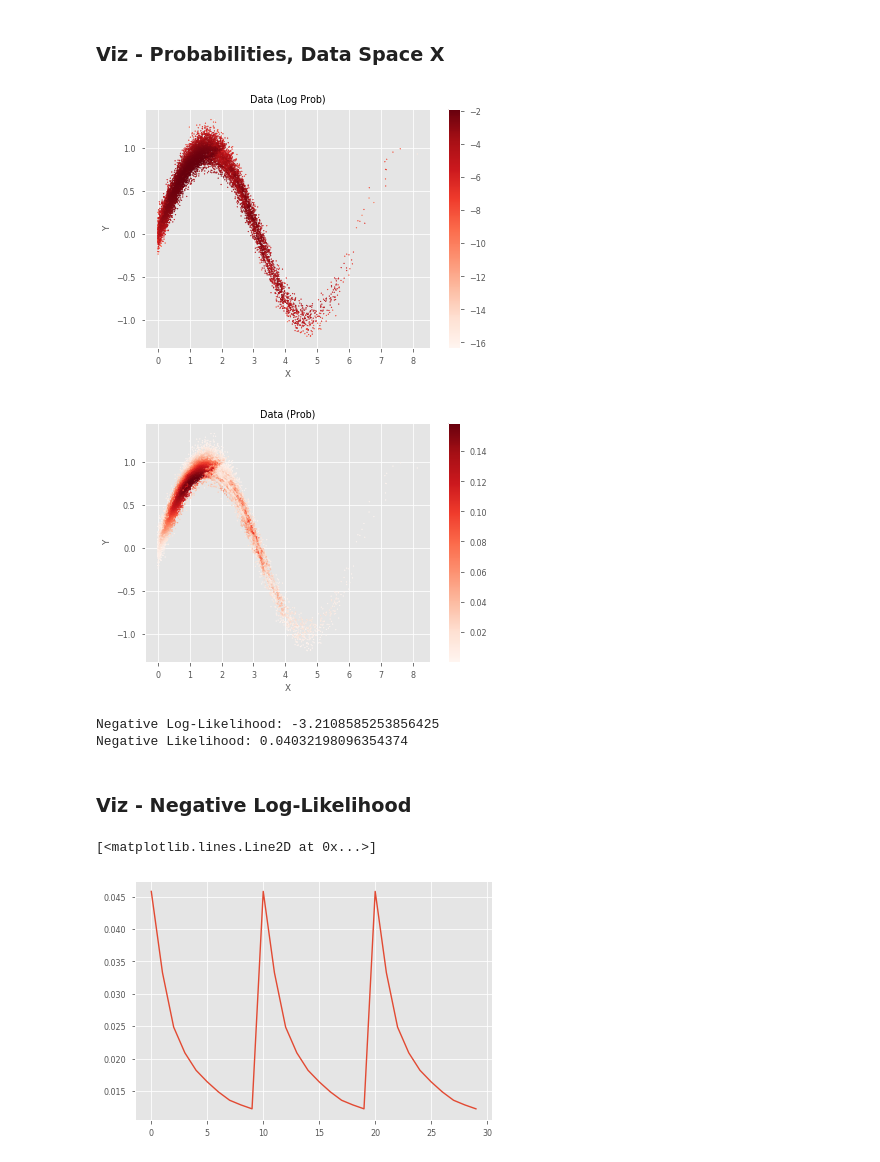
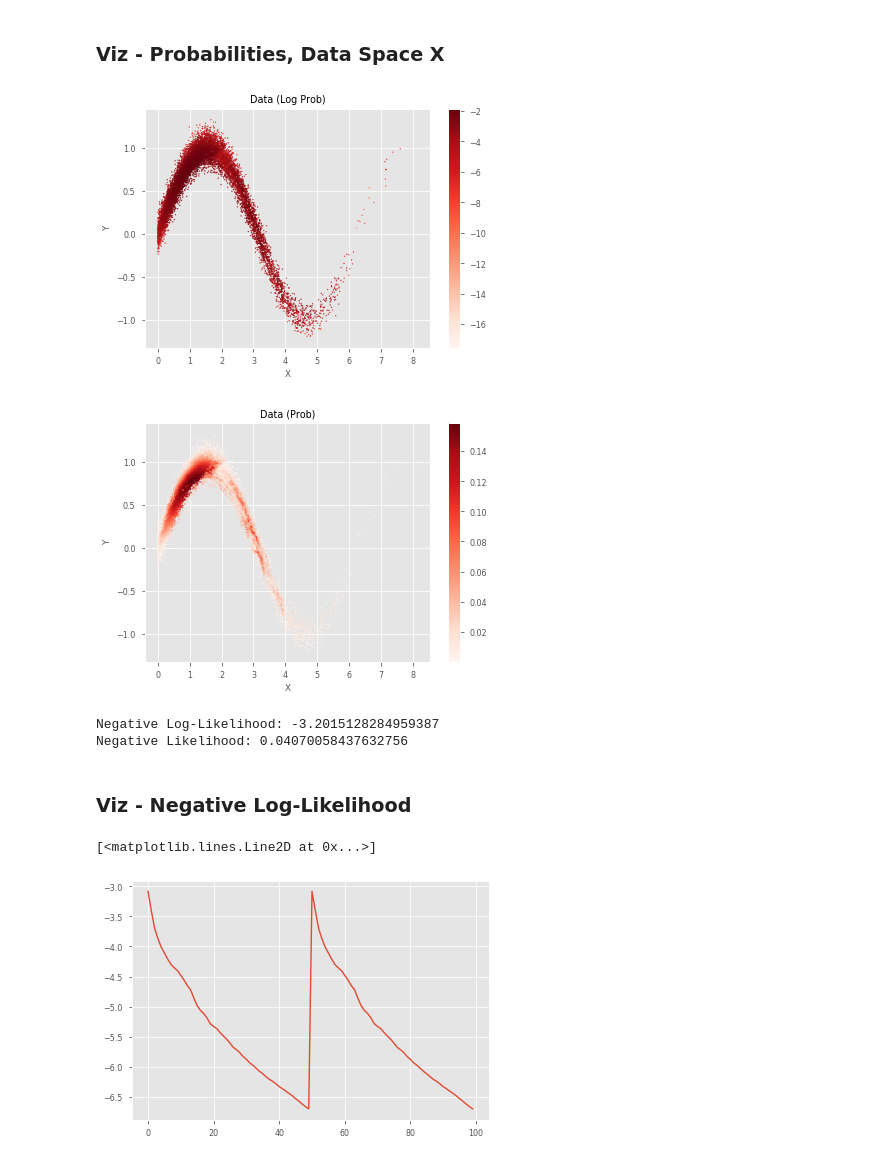
Before and after one commit to IPL-UV/rbig, a Jupyter notebook: notebooks/demo_rbig_model.ipynb, the cells around one changed output. Saved outputs shown, nothing was run; the diff lists cells and outputs as text; code cells hidden in the pictures.

```diff
--- a/notebooks/demo_rbig_model.ipynb
+++ b/notebooks/demo_rbig_model.ipynb
@@ -130,12 +130,15 @@ plot_2d_joint(data, title='Latent Space')
 # %% [markdown]
 ## 2. Multiple Layers
 # %%
-from rbig.losses import MaxLayers
+from rbig.losses import MaxLayersLoss
 
 # initialize params
 rbig_params = RBIGParams()
 
 # initialize rbig model
-rbig_loss = MaxLayers(n_layers=50)
+rbig_loss = MaxLayersLoss(n_layers=50)
 
 rbig_model = RBIGModel(rbig_params, rbig_loss)
+
+# fit model to data
+rbig_model.fit(data)
@@ -187,22 +212,22 @@ X_prob = rbig_model.score_samples(data)
 plot_prob(data, X_prob, title='Data (Log Prob)')
 plot_prob(data, np.exp(X_prob), title='Data (Prob)')
 # %% [output]
-[figure, old version]
+[figure, new version]
 [figure]
 # %%
 X_nll = rbig_model.score(data, None)
 print('Negative Log-Likelihood:',X_nll)
 print('Negative Likelihood:',np.exp(X_nll))
 # %% [output]
-Negative Log-Likelihood: -3.2108585253856425
-Negative Likelihood: 0.04032198096354374
+Negative Log-Likelihood: -3.2015128284959387
+Negative Likelihood: 0.04070058437632756
 # %% [markdown]
 ### Viz - Negative Log-Likelihood
 # %%
-plt.plot(np.exp(rbig_model.losses_))
+plt.plot(rbig_model.losses_)
 # %% [output]
 [<matplotlib.lines.Line2D at 0x...>]
-[figure, old version]
+[figure, new version]
 # %%
 plt.plot(np.cumsum(np.exp(rbig_model.nll_loss)))
 # %% [output]
```
Also changed, not shown: parts of 8 cells of this notebook, 31 other files.
